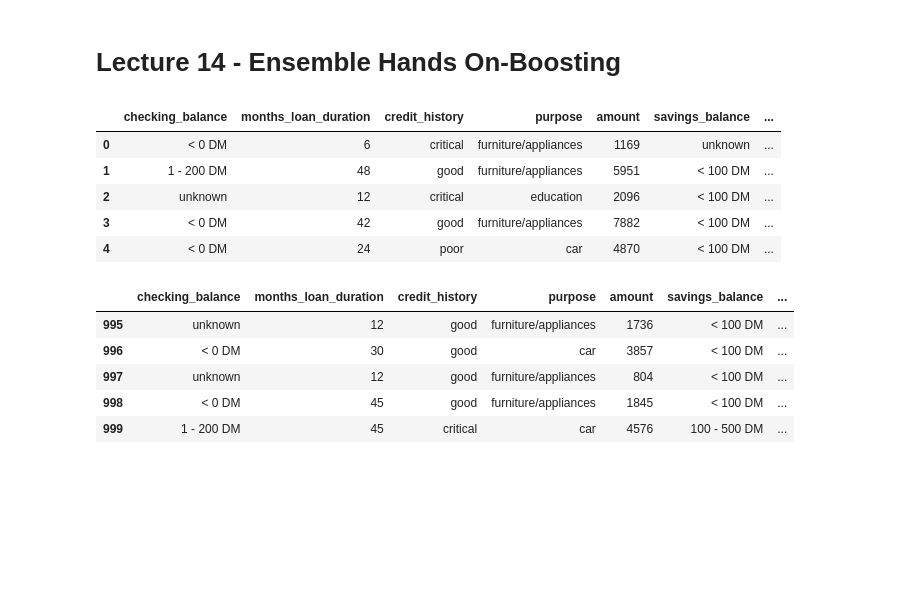
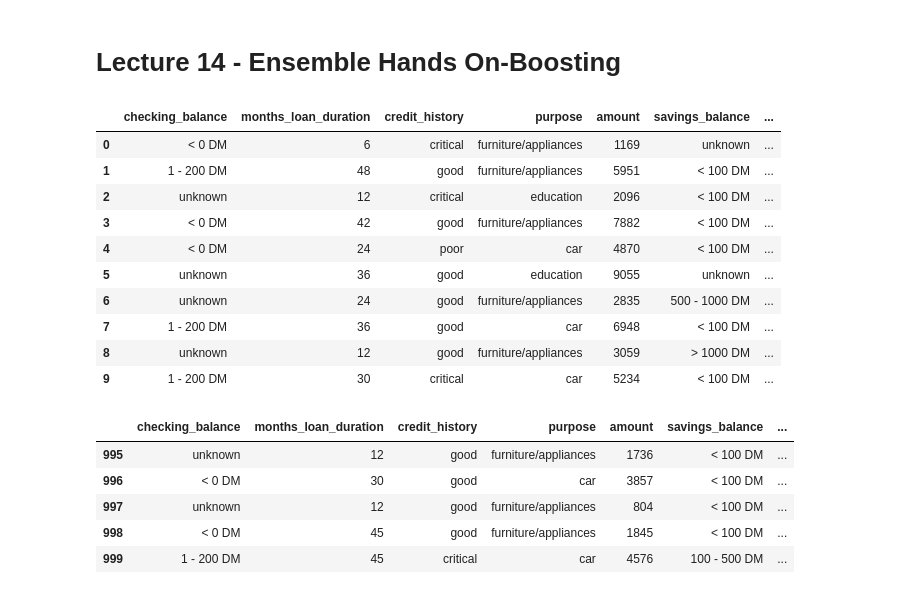
Before and after one commit to 8946-art/Boosting_eVISA_Business-Application, a Jupyter notebook: -Ensemble Hands on Boosting.ipynb, the cells around one changed output. Drawn from its saved outputs; the diff is of its cells as text; code cells hidden in the pictures; blank space fills up the shorter version.

```diff
--- a/-Ensemble Hands on Boosting.ipynb
+++ b/-Ensemble Hands on Boosting.ipynb
@@ -29,14 +29,19 @@ from xgboost import XGBClassifier
 # %%
 creditData=pd.read_csv('/content/credit.csv')
 # %%
-creditData.head()
+creditData.head(10)
 # %% [output]
 |  | checking_balance | months_loan_duration | credit_history | purpose | amount | savings_balance | ... |
 | 0 | < 0 DM | 6 | critical | furniture/appliances | 1169 | unknown | ... |
 | 1 | 1 - 200 DM | 48 | good | furniture/appliances | 5951 | < 100 DM | ... |
 | 2 | unknown | 12 | critical | education | 2096 | < 100 DM | ... |
 | 3 | < 0 DM | 42 | good | furniture/appliances | 7882 | < 100 DM | ... |
 | 4 | < 0 DM | 24 | poor | car | 4870 | < 100 DM | ... |
+| 5 | unknown | 36 | good | education | 9055 | unknown | ... |
+| 6 | unknown | 24 | good | furniture/appliances | 2835 | 500 - 1000 DM | ... |
+| 7 | 1 - 200 DM | 36 | good | car | 6948 | < 100 DM | ... |
+| 8 | unknown | 12 | good | furniture/appliances | 3059 | > 1000 DM | ... |
+| 9 | 1 - 200 DM | 30 | critical | car | 5234 | < 100 DM | ... |
 # %%
 creditData.tail()
 # %% [output]
```
Also changed, not shown: parts of 4 cells of this notebook.
